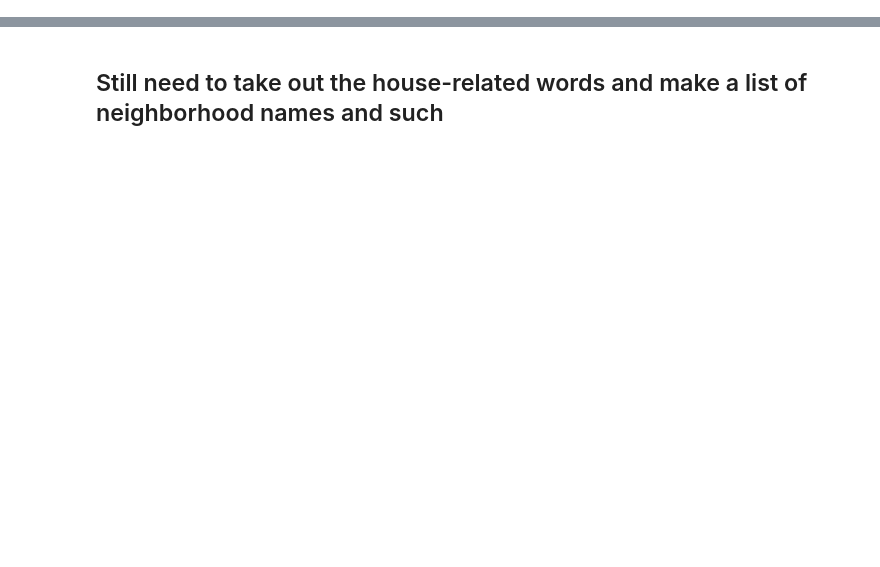
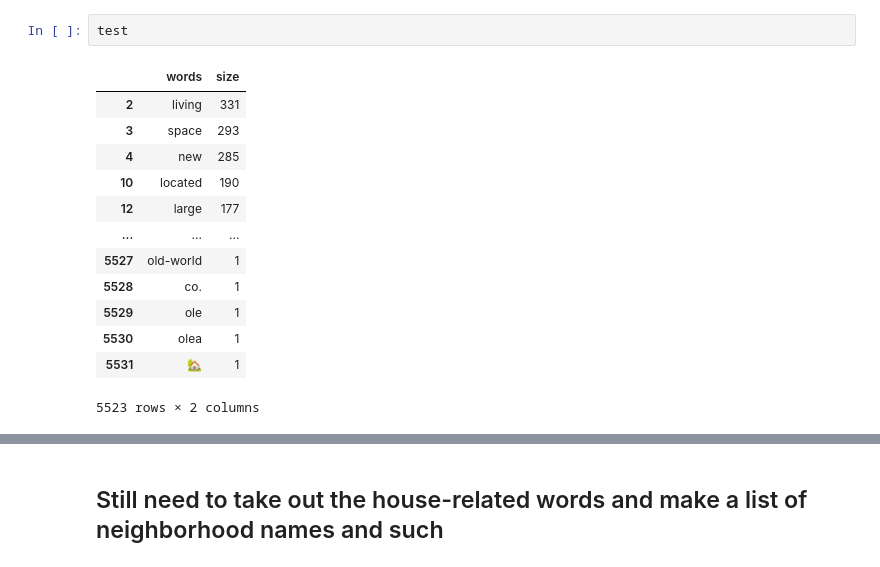
Before and after one commit to LuckyLaharlTim/MUSA_5500_Final, a Jupyter notebook: data/modified_webscraping/text_analysis.ipynb, the cells around one changed output, grey strips where cells are left out. Cells and saved outputs as stored; diff of their text form; blank space fills up the shorter version.

```diff
--- a/data/modified_webscraping/text_analysis.ipynb
+++ b/data/modified_webscraping/text_analysis.ipynb
@@ -65,0 +164,16 @@ words.head(15)
+# %%
+test
+# %% [output]
+|  | words | size |
+| 2 | living | 331 |
+| 3 | space | 293 |
+| 4 | new | 285 |
+| 10 | located | 190 |
+| 12 | large | 177 |
+| ... | ... | ... |
+| 5527 | old-world | 1 |
+| 5528 | co. | 1 |
+| 5529 | ole | 1 |
+| 5530 | olea | 1 |
+| 5531 | 🏡 | 1 |
+5523 rows × 2 columns
```
Also changed, not shown: parts of 16 cells of this notebook, 2 other files.
